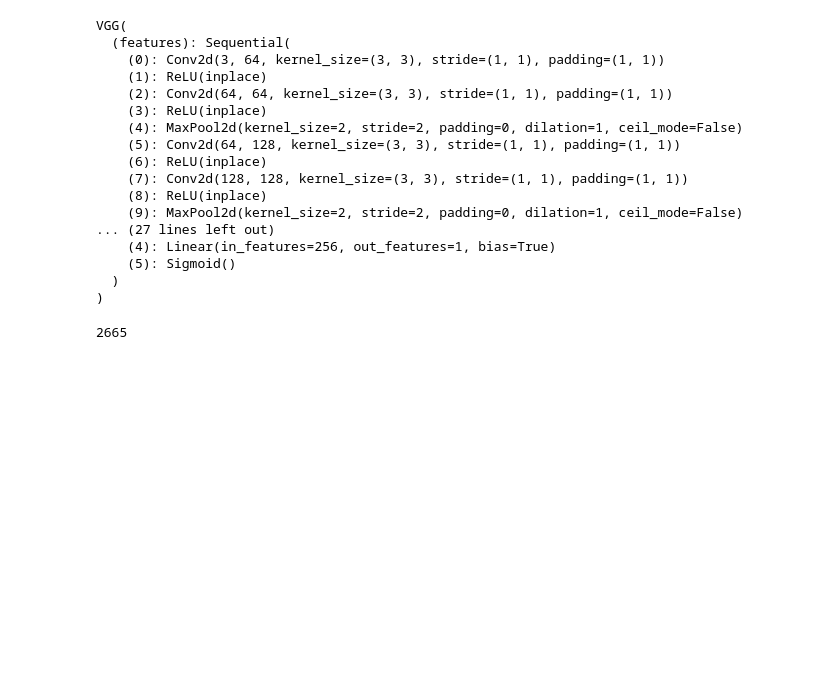
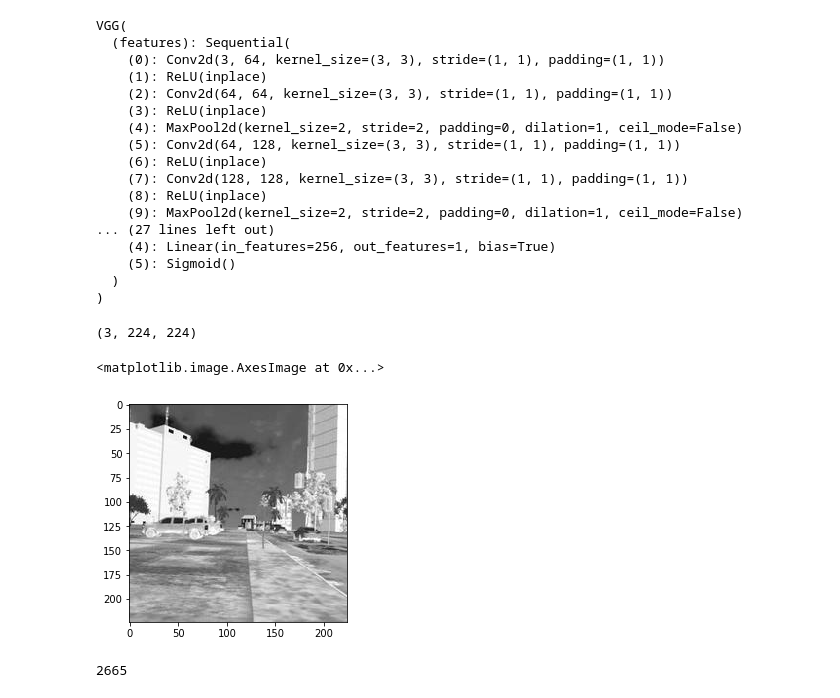
Before and after one commit to tanayag/comparing_synthetic_real_images, a Jupyter notebook: training_vgg_classifier.ipynb, the cells around one changed output. Saved outputs shown, nothing was run; the diff lists cells and outputs as text; code cells hidden in the pictures; blank space fills up the shorter version.

```diff
--- a/training_vgg_classifier.ipynb
+++ b/training_vgg_classifier.ipynb
@@ -58,5 +43,56 @@ def load_data():
+# %%
+def load_images_from_folder(folder):
+    images = []
+    for filename in os.listdir(folder):
+        img = cv2.imread(os.path.join(folder,filename))
+        if img is not None:
+            images.append(img)
+    return images
+# %%
+def load_data():
+    images_synthetic = load_images_from_folder("./cvidea/classification_dataset/synthetic_images")
+    images_real = load_images_from_folder("./cvidea/classification_dataset/real_images")
+
+    images_real = [i.reshape(3,224,224) for i in images_real]
+    images_synthetic = [i.reshape(3,224,224) for i in images_synthetic]
+
+    images_real = [i/255.0 for i in images_real]
+    images_synthetic = [i/255.0 for i in images_synthetic]
+
+    images_real = np.array(images_real)
+    images_synthetic = np.array(images_synthetic)
+
+    tensor_real = [torch.Tensor(i) for i in images_real]
+    tensor_synthetic = [torch.Tensor(i) for i in images_synthetic]
+
+    label_real = [0 for i in range(len(images_real))]
+    label_synthetic = [1 for i in range(len(images_synthetic))]
+
+    tensor_real = zip(tensor_real, label_real)
+    tensor_synthetic = zip(tensor_synthetic, label_synthetic)
+
+    data = tensor_real+tensor_synthetic
+
+    dataloader = utils.DataLoader(data, batch_size=8, shuffle=True)
+    dataset_size = len(data)
+    class_names = {0: "real_images",1: "synthetic_images"}
+    num_classes = 2
+
+    return dataloader, dataset_size, class_names, num_classes
 # %%
 dataloader, dataset_size, class_names, num_classes = load_data()
+# %%
+for i in dataloader:
+    break
+# %%
+i[0][0].numpy().shape
+# %% [output]
+(3, 224, 224)
+# %%
+plt.imshow(i[0][0].numpy().reshape(224,224,3))
+# %% [output]
+<matplotlib.image.AxesImage at 0x...>
+[figure, added]
 # %%
 dataset_size
 # %% [output]
```
Also changed, not shown: parts of 19 cells of this notebook, 22 other files.
